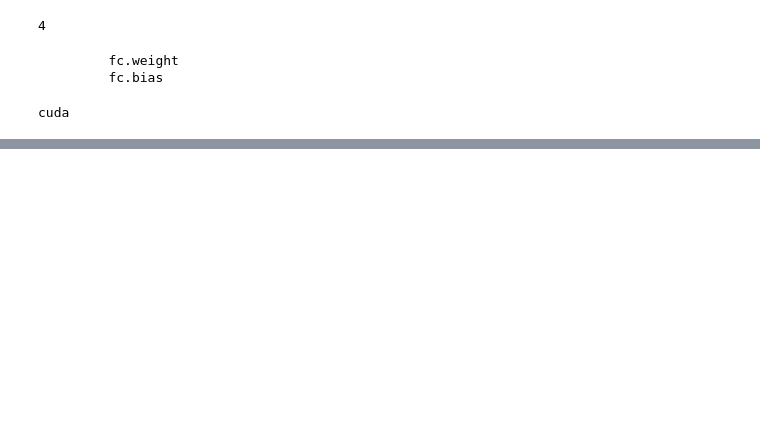
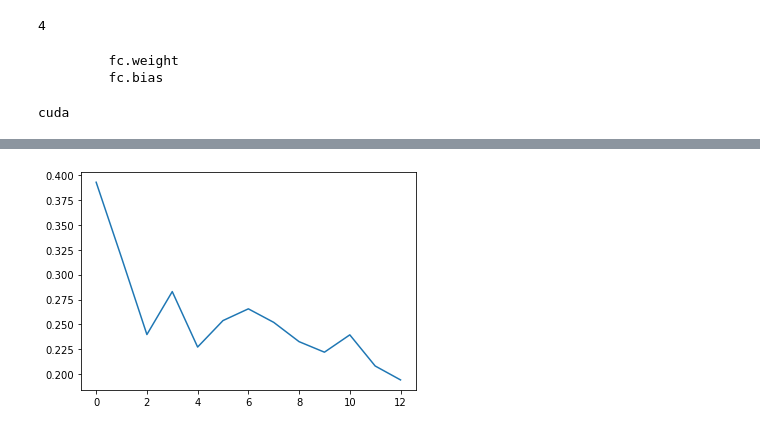
Before and after one commit to spear011/TorchTutorial, a Jupyter notebook: chap05/chapter 05.ipynb, the cells around one changed output, grey strips where cells are left out. Drawn from its saved outputs; the diff is of its cells as text; code cells hidden in the pictures; blank space fills up the shorter version.

```diff
--- a/chap05/chapter 05.ipynb
+++ b/chap05/chapter 05.ipynb
@@ -475,0 +574,5 @@ If you want to use the NVIDIA GeForce RTX 3080 GPU with PyTorch, please check th
+# %%
+plt.plot(train_loss_hist)
+plt.show()
+# %% [output]
+[figure, added]
```
Also changed, not shown: parts of 17 cells of this notebook.
